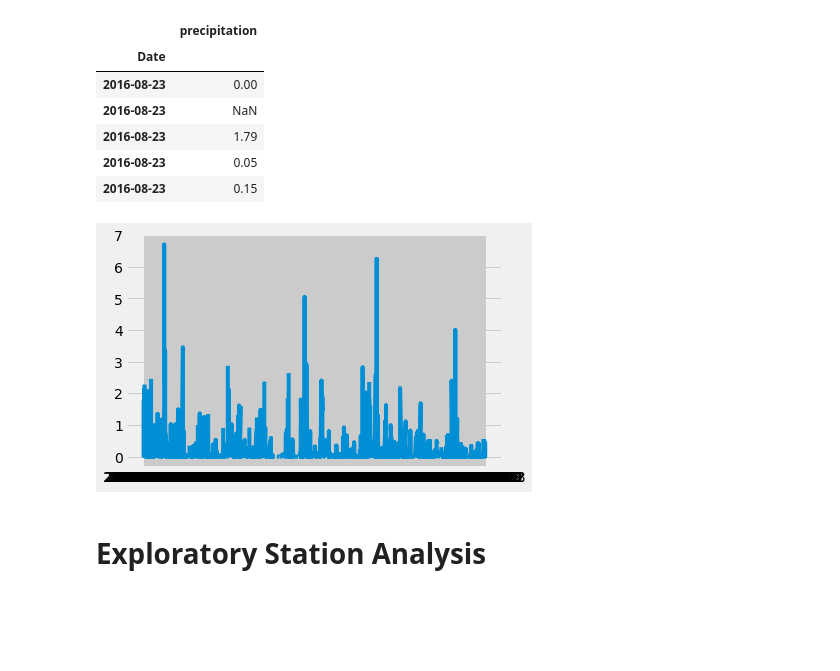
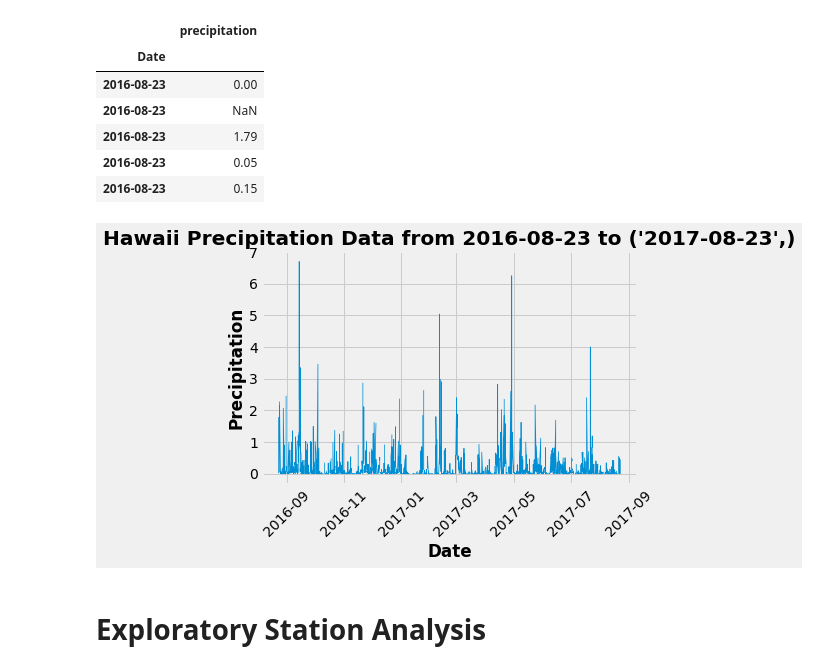
Before and after one commit to harsh-env/sqlalchemy-challenge, a Jupyter notebook: climate_starter.ipynb, the cells around one changed output. Drawn from its saved outputs; the diff is of its cells as text; code cells hidden in the pictures; blank space fills up the shorter version.

Commit message:
added line graph

```diff
--- a/climate_starter.ipynb
+++ b/climate_starter.ipynb
@@ -143,7 +143,9 @@ for record in data:
 hawaii_df = pd.DataFrame(data, columns = ["date", "prcp"])
 # hawaii_df = pd.DataFrame(hawaii_df, columns =['date', 'prcp'])
 hawaii_df.rename(columns = {'date' : 'Date', 'prcp' : 'precipitation'}, inplace = True)
+
 hawaii_df.set_index("Date", inplace=True)
+hawaii_df.index = pd.to_datetime(hawaii_df.index)
 hawaii_df = hawaii_df.sort_values(["Date"])
 hawaii_df.head()
 # %% [output]
@@ -162,12 +164,17 @@ hawaii_df.head()
 # %%
 # Use Pandas Plotting with Matplotlib to plot the data
 
-plt.plot(hawaii_df.index, hawaii_df['precipitation']) #marker = '.')
+plt.plot(hawaii_df.index, hawaii_df['precipitation'], marker = '', linewidth=.75)
 # plt.tight_layout()
+plt.title(f"Hawaii Precipitation Data from {query_date} to {recent_date}", fontweight='bold')
+plt.xlabel("Date", fontweight='bold')
+plt.ylabel("Precipitation", fontweight='bold')
+plt.xticks(rotation=45)
+# plt.tick_params(axis='x', which='minor', labelsize=10)
 plt.show()
 # hawaii_weather_df
 # %% [output]
-[figure, old version]
+[figure, new version]
 # %%
 # Use Pandas to calcualte the summary statistics for the precipitation data
 # %% [markdown]
```
Also changed, not shown: parts of 1 cell of this notebook.
